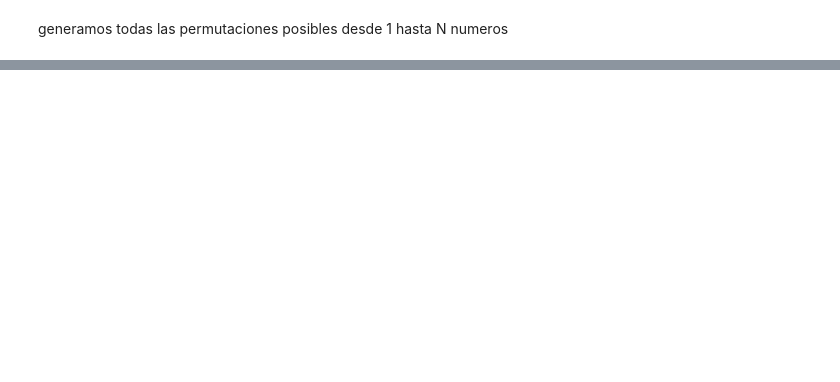
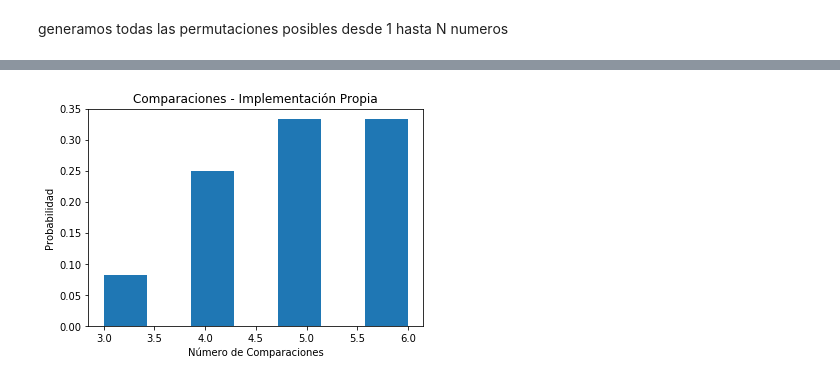
Before and after one commit to jedcastroag/Alorithms, a Jupyter notebook: InsertionSort.ipynb, the cells around one changed output, grey strips where cells are left out. Drawn from its saved outputs; the diff is of its cells as text; code cells hidden in the pictures; blank space fills up the shorter version.

```diff
--- a/InsertionSort.ipynb
+++ b/InsertionSort.ipynb
@@ -73,0 +152,8 @@ print (number_instructions_list_mine)
+# %%
+n = len(np_counters_list_mine[:,1])
+plt.hist(np_counters_list_mine[:,1],bins=np_counters_list_mine[:,1].max()+1,weights=np.linspace(1.0/n,1.0/n,n));
+plt.xlabel("Número de Comparaciones");
+plt.ylabel("Probabilidad");
+plt.title("Comparaciones - Implementación Propia");
+# %% [output]
+[figure, added]
```
Also changed, not shown: parts of 53 cells of this notebook.
